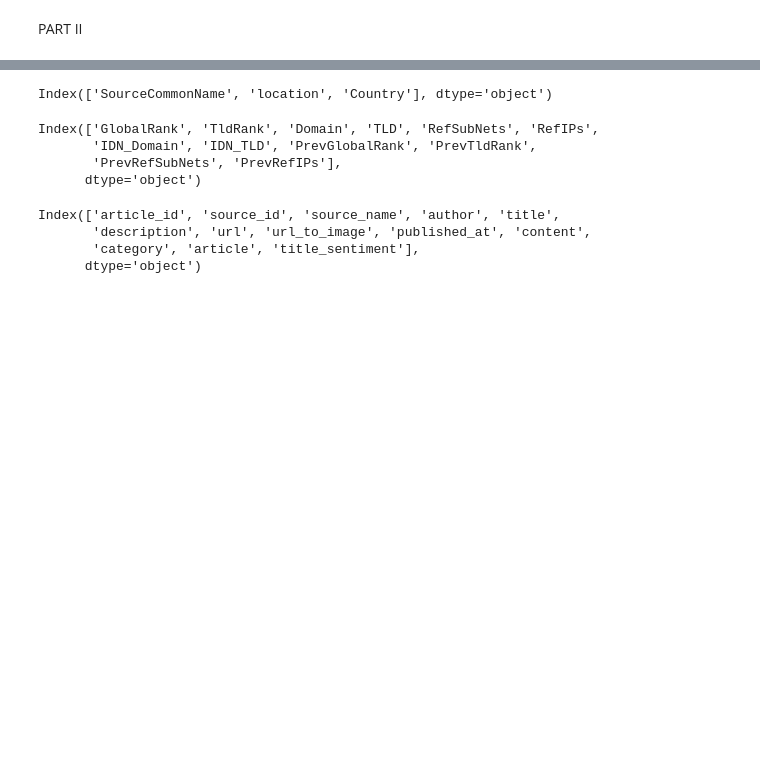
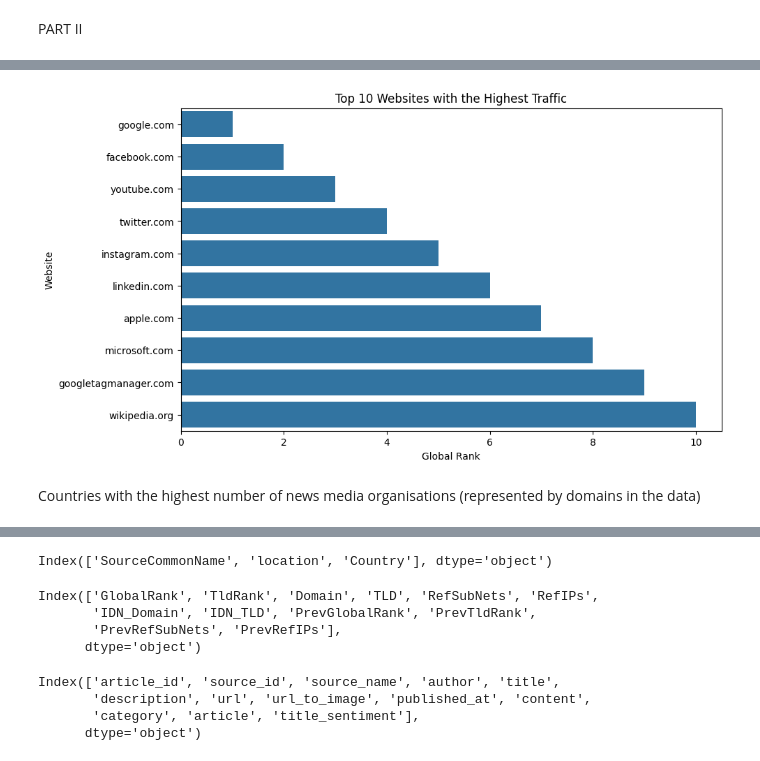
Before and after one commit to Wandera-Martin/news_correlation_10ac_week0-, a Jupyter notebook: notebooks/news_correlation.ipynb, the cells around one changed output, grey strips where cells are left out. Drawn from its saved outputs; the diff is of its cells as text; code cells hidden in the pictures; blank space fills up the shorter version.

```diff
--- a/notebooks/news_correlation.ipynb
+++ b/notebooks/news_correlation.ipynb
@@ -156,11 +81,15 @@ print(top_traffic_websites[['Domain', 'GlobalRank']])
 # %%
 plt.figure(figsize=(10, 6))
-sns.barplot(x='GlobalRank', y='Domain', data=top_traffic_websites, palette='Blues_d')
+sns.barplot(x='GlobalRank', y='Domain', data=top_traffic_websites)
 
 plt.xlabel('Global Rank')
 plt.ylabel('Website')
 plt.title('Top 10 Websites with the Highest Traffic')
 plt.show()
+# %% [output]
+[figure, added]
+# %% [markdown]
+Countries with the highest number of news media organisations (represented by domains in the data)
 # %%
 #Countries with the highest number of news media organisations (represented by domains in the data)
 
```
Also changed, not shown: parts of 28 cells of this notebook.
